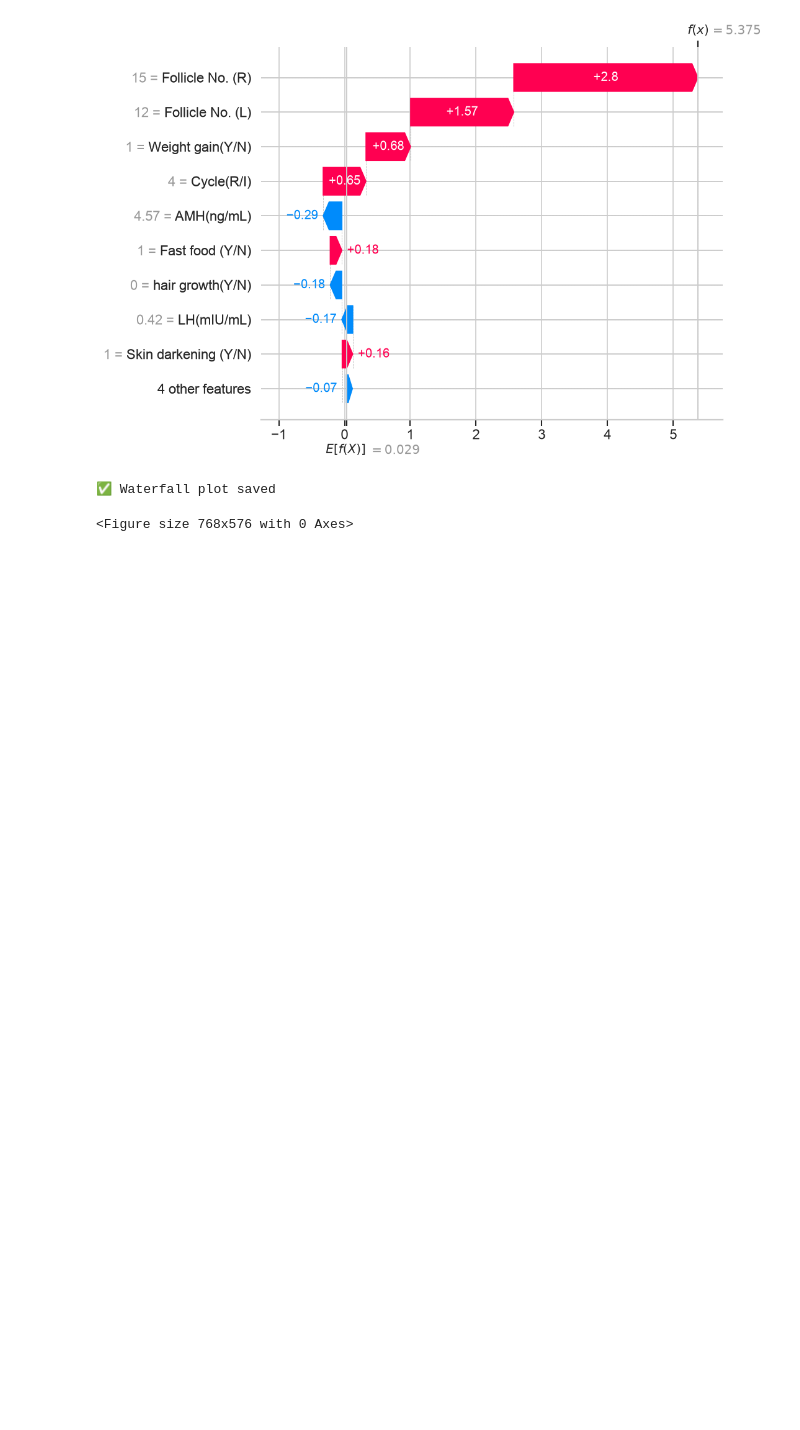
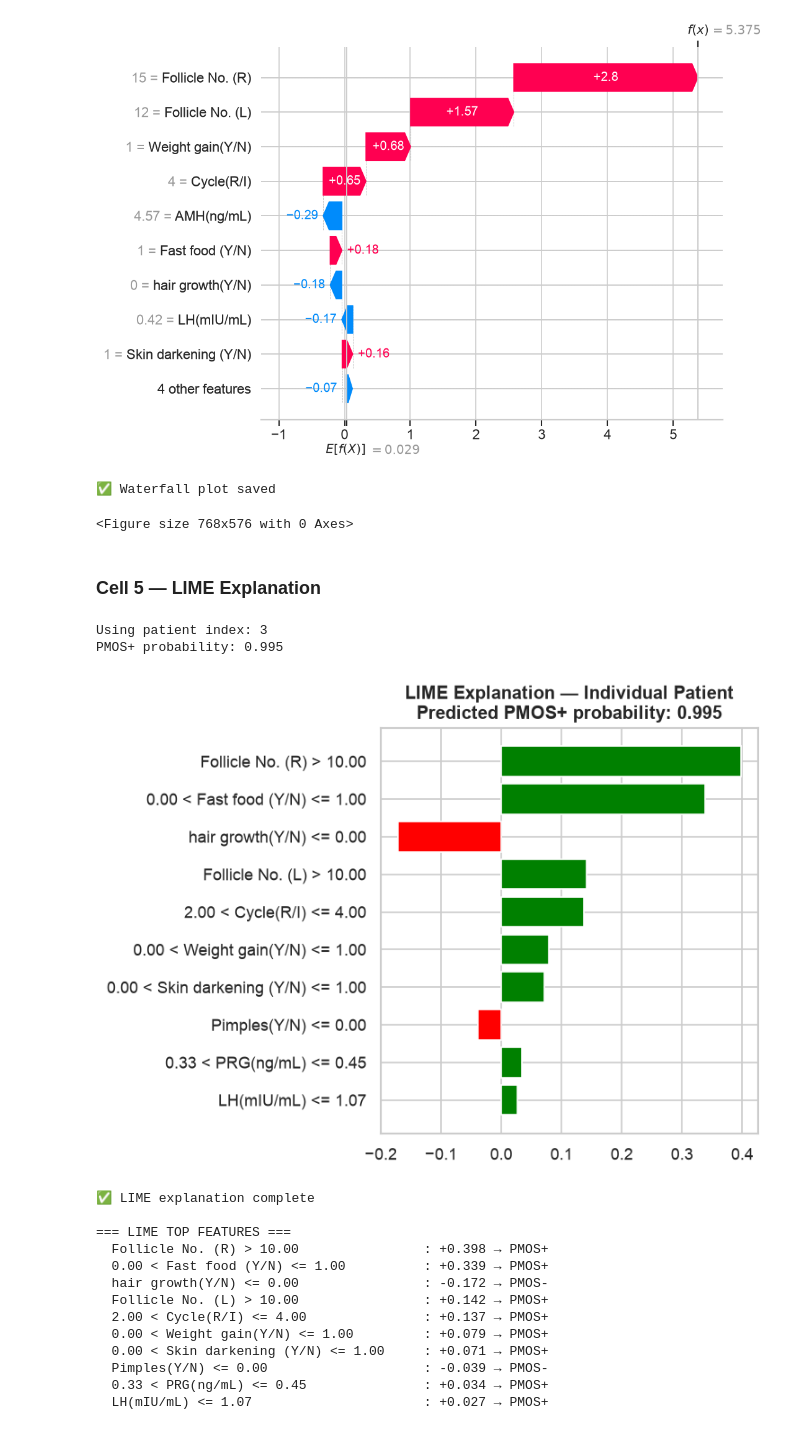
Before and after one commit to annnx7172-cell/PMOS_PROJECT, a Jupyter notebook: notebook/Block7_XAI.ipynb, the cells around one changed output. Drawn from its saved outputs; the diff is of its cells as text; code cells hidden in the pictures; blank space fills up the shorter version.

```diff
--- a/notebook/Block7_XAI.ipynb
+++ b/notebook/Block7_XAI.ipynb
@@ -217,3 +249,58 @@ print('✅ Waterfall plot saved')
 # %% [output]
 ✅ Waterfall plot saved
 <Figure size 768x576 with 0 Axes>
+# %% [markdown]
+### Cell 5 — LIME Explanation
+# %%
+# Redefine patient_idx
+y_probs = xgb_model.predict_proba(X_test)[:, 1]
+clear_pmos = np.where((y_test.values == 1) & (y_probs > 0.8))[0]
+patient_idx = clear_pmos[0]
+print(f'Using patient index: {patient_idx}')
+print(f'PMOS+ probability: {y_probs[patient_idx]:.3f}')
+
+# LIME explainer
+lime_explainer = lime_tabular.LimeTabularExplainer(
+    training_data=X_train.values,
+    feature_names=final_features,
+    class_names=['PMOS-', 'PMOS+'],
+    mode='classification',
+    random_state=42
+)
+
+lime_exp = lime_explainer.explain_instance(
+    data_row=X_test.iloc[patient_idx].values,
+    predict_fn=xgb_model.predict_proba,
+    num_features=10
+)
+
+fig = lime_exp.as_pyplot_figure()
+plt.title('LIME Explanation — Individual Patient\n'
+          f'Predicted PMOS+ probability: {y_probs[patient_idx]:.3f}',
+          fontsize=12, fontweight='bold')
+plt.tight_layout()
+plt.savefig('outputs/plots/B7_03_lime_explanation.png', bbox_inches='tight')
+plt.show()
+
+print('✅ LIME explanation complete')
+print('\n=== LIME TOP FEATURES ===')
+for feature, weight in lime_exp.as_list():
+    direction = '→ PMOS+' if weight > 0 else '→ PMOS-'
+    print(f'  {feature:40s}: {weight:+.3f} {direction}')
+# %% [output]
+Using patient index: 3
+PMOS+ probability: 0.995
+[figure, added]
+✅ LIME explanation complete
+
+=== LIME TOP FEATURES ===
+  Follicle No. (R) > 10.00                : +0.398 → PMOS+
+  0.00 < Fast food (Y/N) <= 1.00          : +0.339 → PMOS+
+  hair growth(Y/N) <= 0.00                : -0.172 → PMOS-
+  Follicle No. (L) > 10.00                : +0.142 → PMOS+
+  2.00 < Cycle(R/I) <= 4.00               : +0.137 → PMOS+
+  0.00 < Weight gain(Y/N) <= 1.00         : +0.079 → PMOS+
+  0.00 < Skin darkening (Y/N) <= 1.00     : +0.071 → PMOS+
+  Pimples(Y/N) <= 0.00                    : -0.039 → PMOS-
+  0.33 < PRG(ng/mL) <= 0.45               : +0.034 → PMOS+
+  LH(mIU/mL) <= 1.07                      : +0.027 → PMOS+
```
Also changed, not shown: parts of 1 cell of this notebook.
